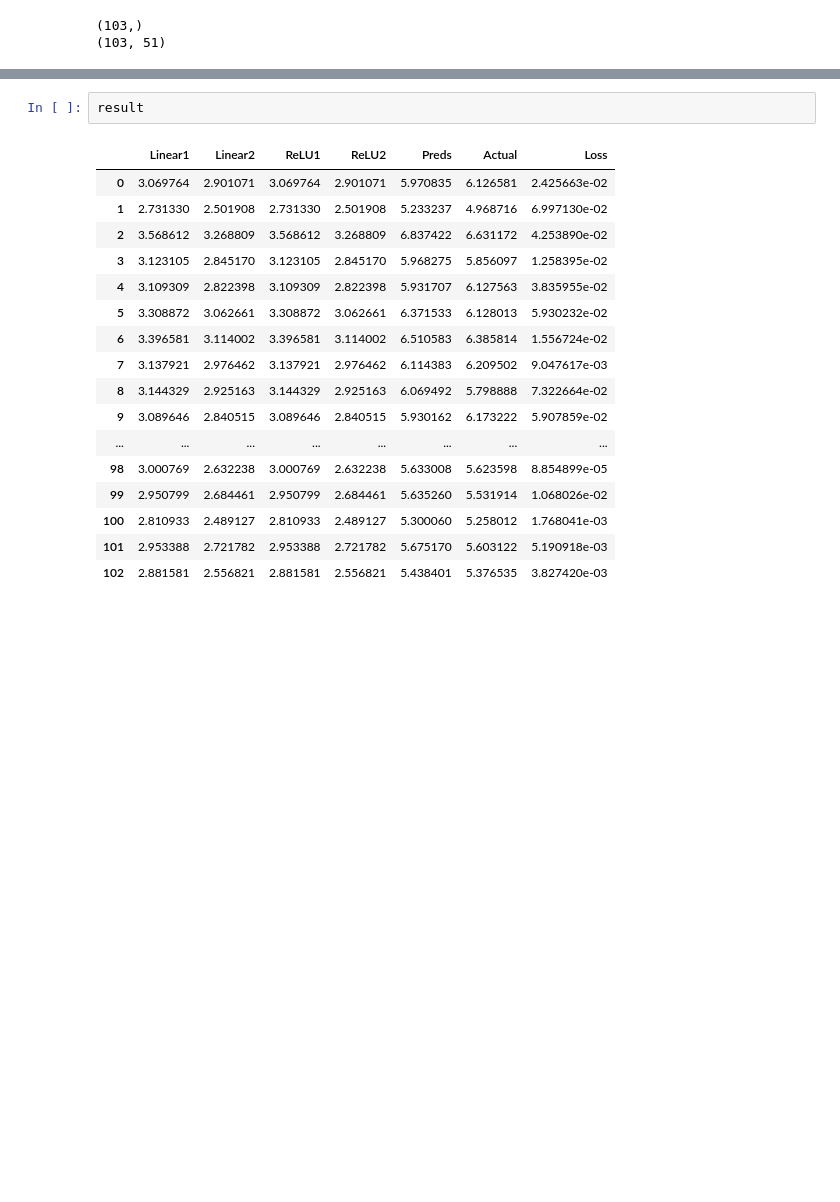
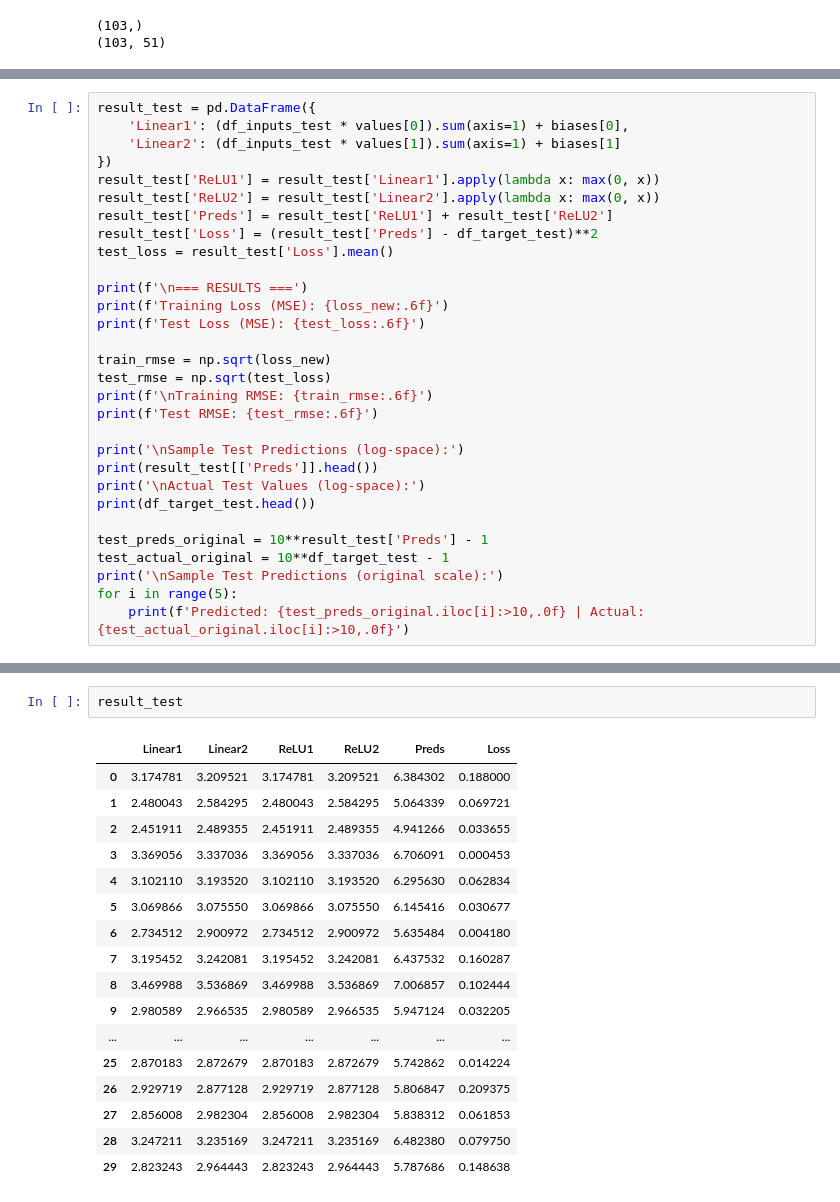
Before and after one commit to Bishesh-Khanal/genshin-characters-analysis, a Jupyter notebook: app/pull-predictor/from-scratch/pull-predictor-scratch.ipynb, the cells around one changed output, grey strips where cells are left out. Cells and saved outputs as stored; diff of their text form; blank space fills up the shorter version.

```diff
--- a/app/pull-predictor/from-scratch/pull-predictor-scratch.ipynb
+++ b/app/pull-predictor/from-scratch/pull-predictor-scratch.ipynb
@@ -201,0 +221,30 @@ Final loss: 0.055251751606377936
+# %%
+result_test = pd.DataFrame({
+    'Linear1': (df_inputs_test * values[0]).sum(axis=1) + biases[0],
+    'Linear2': (df_inputs_test * values[1]).sum(axis=1) + biases[1]
+})
+result_test['ReLU1'] = result_test['Linear1'].apply(lambda x: max(0, x))
+result_test['ReLU2'] = result_test['Linear2'].apply(lambda x: max(0, x))
+result_test['Preds'] = result_test['ReLU1'] + result_test['ReLU2']
+result_test['Loss'] = (result_test['Preds'] - df_target_test)**2
+test_loss = result_test['Loss'].mean()
+
+print(f'\n=== RESULTS ===')
+print(f'Training Loss (MSE): {loss_new:.6f}')
+print(f'Test Loss (MSE): {test_loss:.6f}')
+
+train_rmse = np.sqrt(loss_new)
+test_rmse = np.sqrt(test_loss)
+print(f'\nTraining RMSE: {train_rmse:.6f}')
+print(f'Test RMSE: {test_rmse:.6f}')
+
+print('\nSample Test Predictions (log-space):')
+print(result_test[['Preds']].head())
+print('\nActual Test Values (log-space):')
+print(df_target_test.head())
+
+test_preds_original = 10**result_test['Preds'] - 1
+test_actual_original = 10**df_target_test - 1
+print('\nSample Test Predictions (original scale):')
+for i in range(5):
+    print(f'Predicted: {test_preds_original.iloc[i]:>10,.0f} | Actual: {test_actual_original.iloc[i]:>10,.0f}')
@@ -202,20 +269,20 @@ Final loss: 0.055251751606377936
 # %%
-result
+result_test
 # %% [output]
-|  | Linear1 | Linear2 | ReLU1 | ReLU2 | Preds | Actual | Loss |
-| 0 | 3.069764 | 2.901071 | 3.069764 | 2.901071 | 5.970835 | 6.126581 | 2.425663e-02 |
-| 1 | 2.731330 | 2.501908 | 2.731330 | 2.501908 | 5.233237 | 4.968716 | 6.997130e-02 |
-| 2 | 3.568612 | 3.268809 | 3.568612 | 3.268809 | 6.837422 | 6.631172 | 4.253890e-02 |
-| 3 | 3.123105 | 2.845170 | 3.123105 | 2.845170 | 5.968275 | 5.856097 | 1.258395e-02 |
-| 4 | 3.109309 | 2.822398 | 3.109309 | 2.822398 | 5.931707 | 6.127563 | 3.835955e-02 |
-| 5 | 3.308872 | 3.062661 | 3.308872 | 3.062661 | 6.371533 | 6.128013 | 5.930232e-02 |
-| 6 | 3.396581 | 3.114002 | 3.396581 | 3.114002 | 6.510583 | 6.385814 | 1.556724e-02 |
-| 7 | 3.137921 | 2.976462 | 3.137921 | 2.976462 | 6.114383 | 6.209502 | 9.047617e-03 |
-| 8 | 3.144329 | 2.925163 | 3.144329 | 2.925163 | 6.069492 | 5.798888 | 7.322664e-02 |
-| 9 | 3.089646 | 2.840515 | 3.089646 | 2.840515 | 5.930162 | 6.173222 | 5.907859e-02 |
-| ... | ... | ... | ... | ... | ... | ... | ... |
-| 98 | 3.000769 | 2.632238 | 3.000769 | 2.632238 | 5.633008 | 5.623598 | 8.854899e-05 |
-| 99 | 2.950799 | 2.684461 | 2.950799 | 2.684461 | 5.635260 | 5.531914 | 1.068026e-02 |
-| 100 | 2.810933 | 2.489127 | 2.810933 | 2.489127 | 5.300060 | 5.258012 | 1.768041e-03 |
-| 101 | 2.953388 | 2.721782 | 2.953388 | 2.721782 | 5.675170 | 5.603122 | 5.190918e-03 |
-| 102 | 2.881581 | 2.556821 | 2.881581 | 2.556821 | 5.438401 | 5.376535 | 3.827420e-03 |
+|  | Linear1 | Linear2 | ReLU1 | ReLU2 | Preds | Loss |
+| 0 | 3.174781 | 3.209521 | 3.174781 | 3.209521 | 6.384302 | 0.188000 |
+| 1 | 2.480043 | 2.584295 | 2.480043 | 2.584295 | 5.064339 | 0.069721 |
+| 2 | 2.451911 | 2.489355 | 2.451911 | 2.489355 | 4.941266 | 0.033655 |
+| 3 | 3.369056 | 3.337036 | 3.369056 | 3.337036 | 6.706091 | 0.000453 |
+| 4 | 3.102110 | 3.193520 | 3.102110 | 3.193520 | 6.295630 | 0.062834 |
+| 5 | 3.069866 | 3.075550 | 3.069866 | 3.075550 | 6.145416 | 0.030677 |
+| 6 | 2.734512 | 2.900972 | 2.734512 | 2.900972 | 5.635484 | 0.004180 |
+| 7 | 3.195452 | 3.242081 | 3.195452 | 3.242081 | 6.437532 | 0.160287 |
+| 8 | 3.469988 | 3.536869 | 3.469988 | 3.536869 | 7.006857 | 0.102444 |
+| 9 | 2.980589 | 2.966535 | 2.980589 | 2.966535 | 5.947124 | 0.032205 |
+| ... | ... | ... | ... | ... | ... | ... |
+| 25 | 2.870183 | 2.872679 | 2.870183 | 2.872679 | 5.742862 | 0.014224 |
+| 26 | 2.929719 | 2.877128 | 2.929719 | 2.877128 | 5.806847 | 0.209375 |
+| 27 | 2.856008 | 2.982304 | 2.856008 | 2.982304 | 5.838312 | 0.061853 |
+| 28 | 3.247211 | 3.235169 | 3.247211 | 3.235169 | 6.482380 | 0.079750 |
+| 29 | 2.823243 | 2.964443 | 2.823243 | 2.964443 | 5.787686 | 0.148638 |
```
Also changed, not shown: parts of 6 cells of this notebook.
